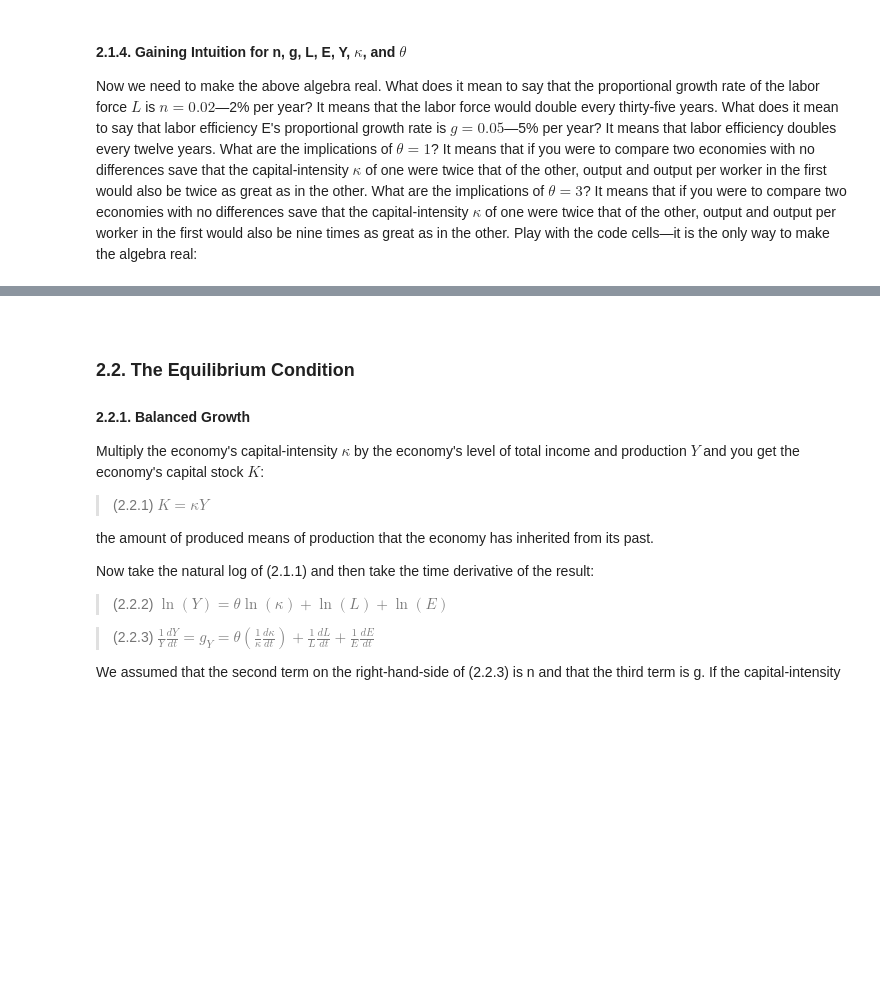
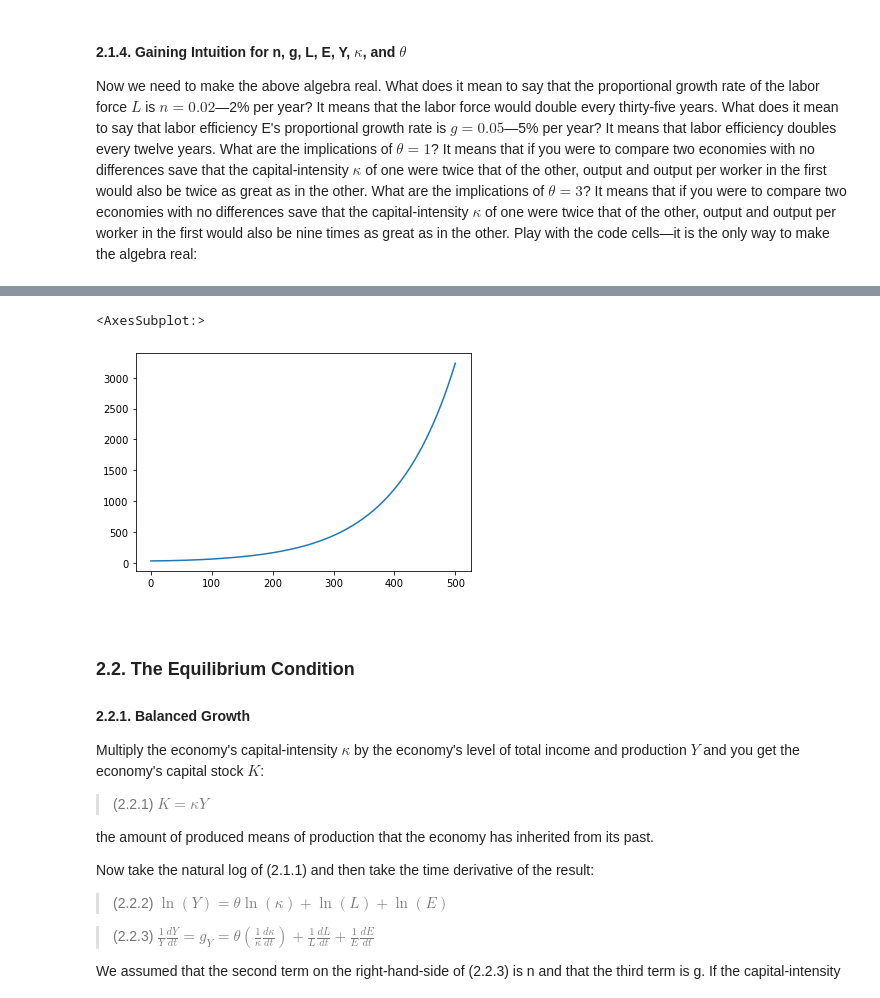
Before and after one commit to braddelong/2022-jupyter, a Jupyter notebook: econ-135-s2022-growth-theory-&-jupyter.ipynb, the cells around one changed output, grey strips where cells are left out. Cells and saved outputs as stored; diff of their text form; code cells hidden in the pictures; blank space fills up the shorter version.

```diff
--- a/econ-135-s2022-growth-theory-&-jupyter.ipynb
+++ b/econ-135-s2022-growth-theory-&-jupyter.ipynb
@@ -952,3 +972,8 @@ df[['Production','Capital Stock']].plot()
+# %%
+df['Output per Worker'].plot()
+# %% [output]
+<AxesSubplot:>
+[figure, added]
 # %% [markdown]
 &nbsp;
 
```
Also changed, not shown: parts of 22 cells of this notebook, 2 other files.
